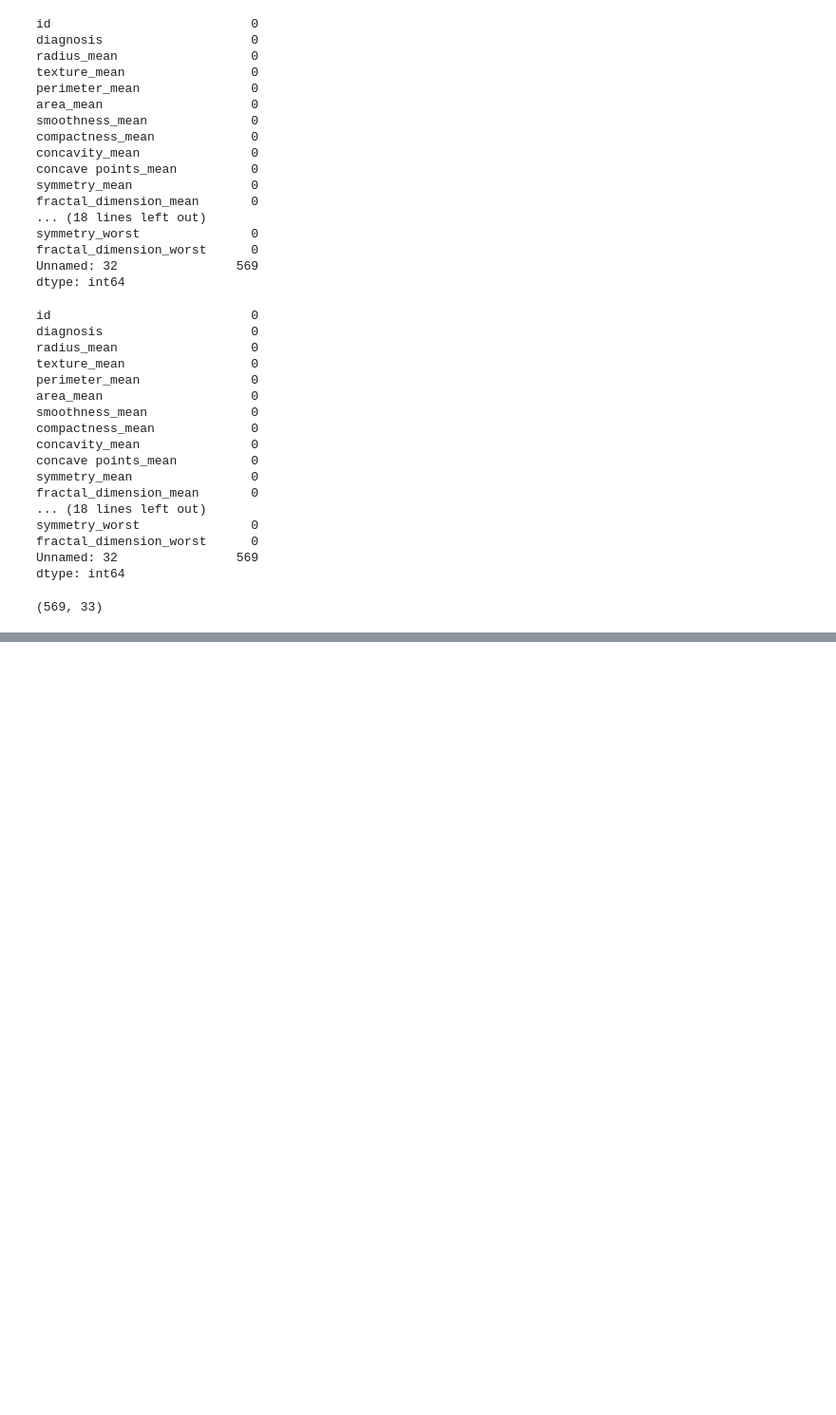
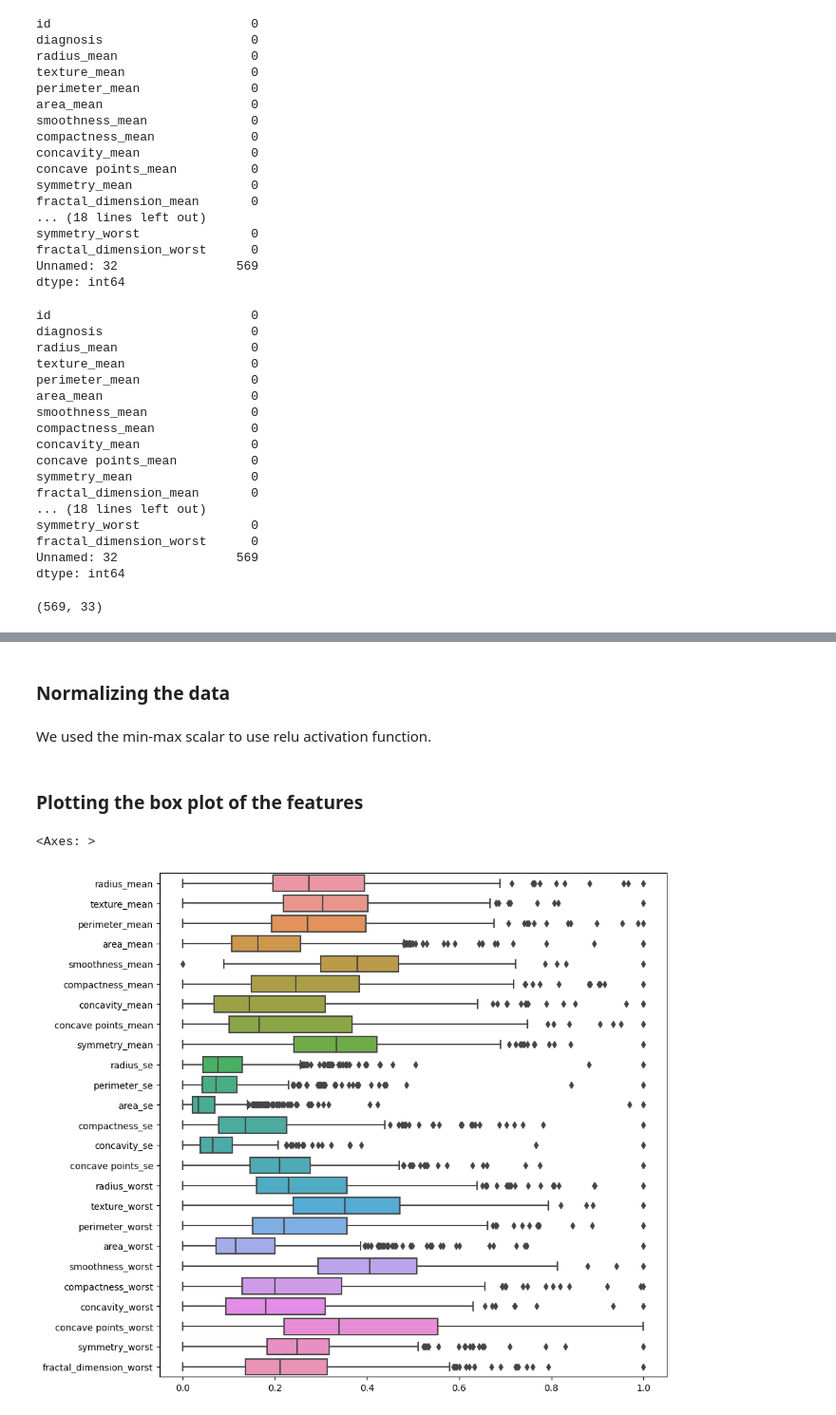
Before and after one commit to ErfanRasti/DataMining-Projects, a Jupyter notebook: MultiLayerPerceptronProject/main.ipynb, the cells around one changed output, grey strips where cells are left out. Shown at 95% size. Cells and saved outputs as stored; diff of their text form; code cells hidden in the pictures; blank space fills up the shorter version.

```diff
--- a/MultiLayerPerceptronProject/main.ipynb
+++ b/MultiLayerPerceptronProject/main.ipynb
@@ -69,0 +197,3 @@ data.dropna(axis=1, inplace=True)
+# %%
+X_train.drop(less_corr_feat, axis=1, inplace=True)
+X_test.drop(less_corr_feat, axis=1, inplace=True)
@@ -69,0 +222,18 @@ data.dropna(axis=1, inplace=True)
+# %% [markdown]
+### Normalizing the data
+# %% [markdown]
+We used the min-max scalar to use relu activation function.
+# %%
+X_train_min = X_train.min()
+X_train_max = X_train.max()
+
+X_train_scaled = (X_train - X_train_min)/(X_train_max-X_train_min)
+X_test_scaled = (X_test - X_train_min)/(X_train_max-X_train_min)
+# %% [markdown]
+### Plotting the box plot of the features
+# %%
+fig = plt.figure(figsize=(10, 10))
+sns.boxplot(data=X_train_scaled, orient='h')
+# %% [output]
+<Axes: >
+[figure, added]
```
Also changed, not shown: parts of 31 cells of this notebook, 1 other file.
